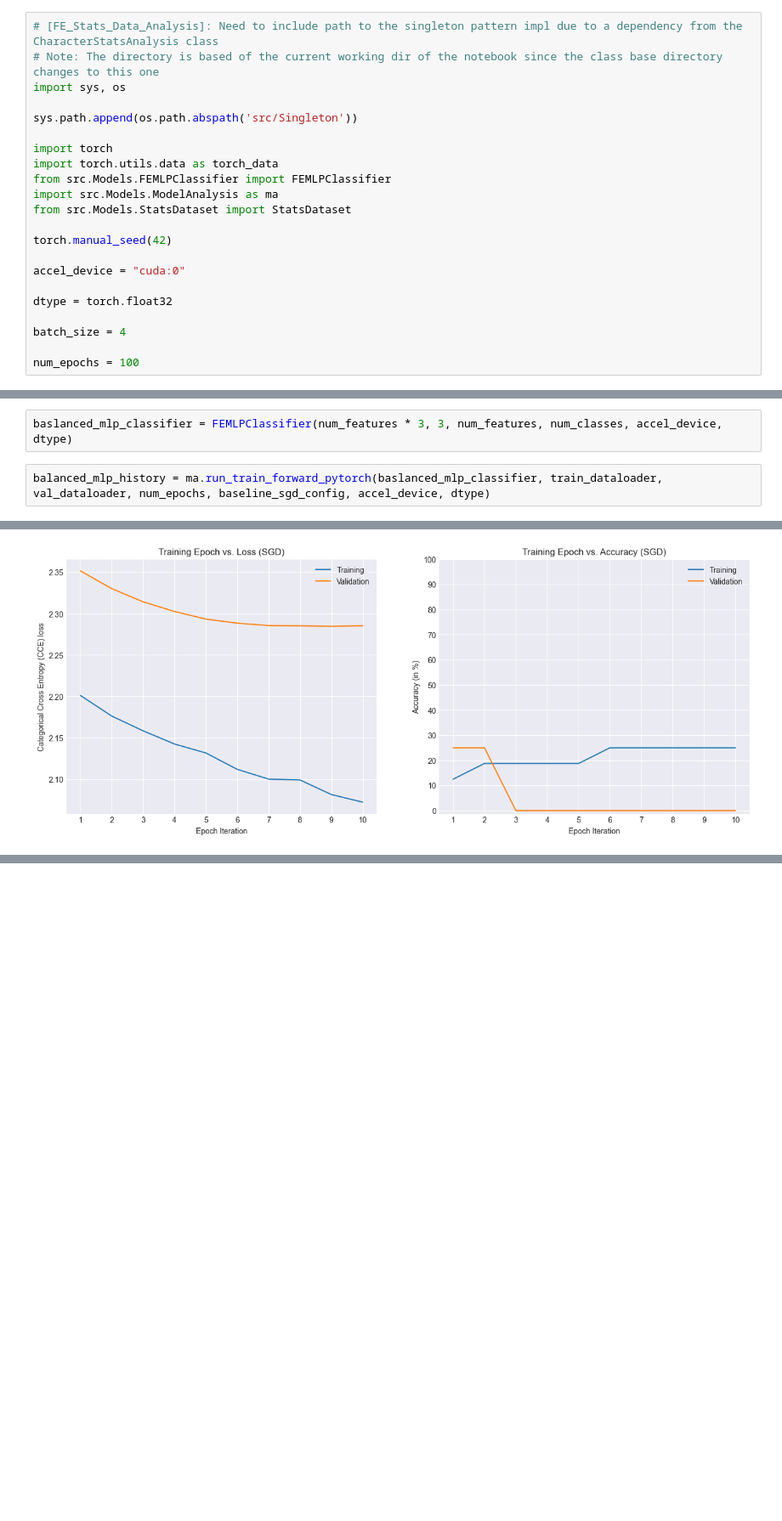
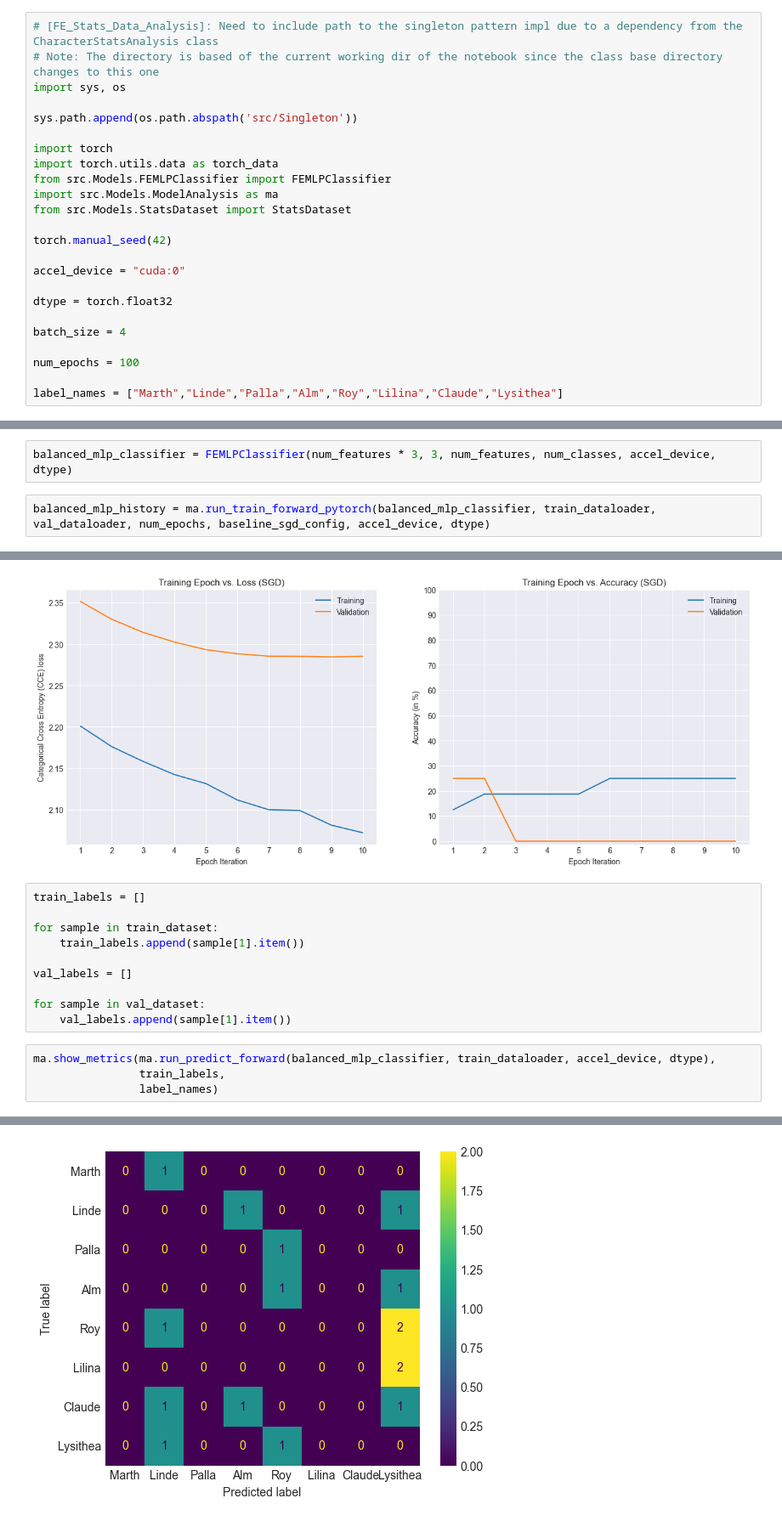
Before and after one commit to Trim0500/FE-Stats-Classifier, a Jupyter notebook: FE_Stats_Model_Analysis.ipynb, the cells around one changed output, grey strips where cells are left out. Shown at 85% size. Drawn from its saved outputs; the diff is of its cells as text; blank space fills up the shorter version.

```diff
--- a/FE_Stats_Model_Analysis.ipynb
+++ b/FE_Stats_Model_Analysis.ipynb
@@ -22,6 +22,8 @@ dtype = torch.float32
 batch_size = 4
 
 num_epochs = 100
+
+label_names = ["Marth","Linde","Palla","Alm","Roy","Lilina","Claude","Lysithea"]
 # %%
 stats_dataset = StatsDataset(accel_device, dtype)
 train_dataset, test_dataset = torch_data.random_split(stats_dataset, [0.8, 0.2])
@@ -41,9 +43,9 @@ baseline_sgd_config = { "optim_name":"SGD","lr":0.001,"weight_decay":1e-6 }
 # %% [markdown]
 #### Balanced Complexity
 # %%
-baslanced_mlp_classifier = FEMLPClassifier(num_features * 3, 3, num_features, num_classes, accel_device, dtype)
+balanced_mlp_classifier = FEMLPClassifier(num_features * 3, 3, num_features, num_classes, accel_device, dtype)
 # %%
-balanced_mlp_history = ma.run_train_forward_pytorch(baslanced_mlp_classifier, train_dataloader, val_dataloader, num_epochs, baseline_sgd_config, accel_device, dtype)
+balanced_mlp_history = ma.run_train_forward_pytorch(balanced_mlp_classifier, train_dataloader, val_dataloader, num_epochs, baseline_sgd_config, accel_device, dtype)
 # %% [output]
 [INFO] Epoch 1/100: Train/Validation loss = 2.2011/2.3517, train/validation accuracy = 12.50%/25.00%
 
@@ -72,3 +70,18 @@ dict_keys(['train_losses', 'train_accs', 'val_losses', 'val_accs'])
 ma.show_analysis_charts(balanced_mlp_history["train_losses"], balanced_mlp_history["train_accs"], balanced_mlp_history["val_losses"], balanced_mlp_history["val_accs"])
 # %% [output]
 [figure]
+# %%
+train_labels = []
+
+for sample in train_dataset:
+    train_labels.append(sample[1].item())
+
+val_labels = []
+
+for sample in val_dataset:
+    val_labels.append(sample[1].item())
+# %%
+ma.show_metrics(ma.run_predict_forward(balanced_mlp_classifier, train_dataloader, accel_device, dtype),
+                train_labels,
+                label_names)
+# %% [output]
@@ -74,0 +105 @@ ma.show_analysis_charts(balanced_mlp_history["train_losses"], balanced_mlp_histo
+[figure, added]
```
Also changed, not shown: parts of 2 cells of this notebook, 1 other file.
